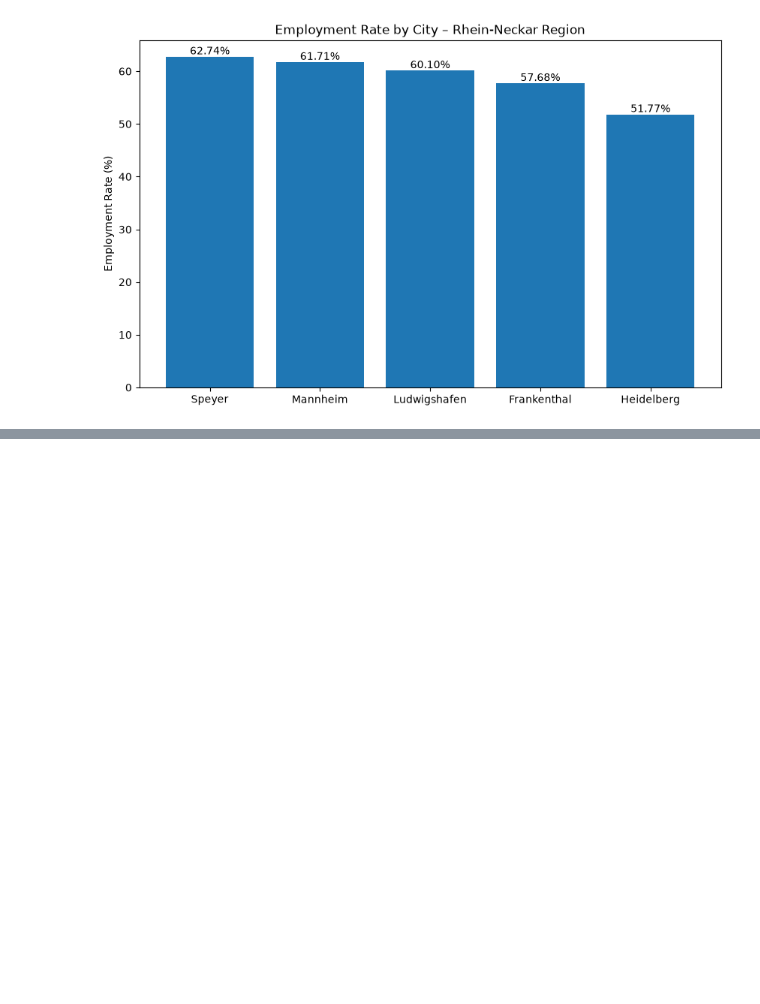
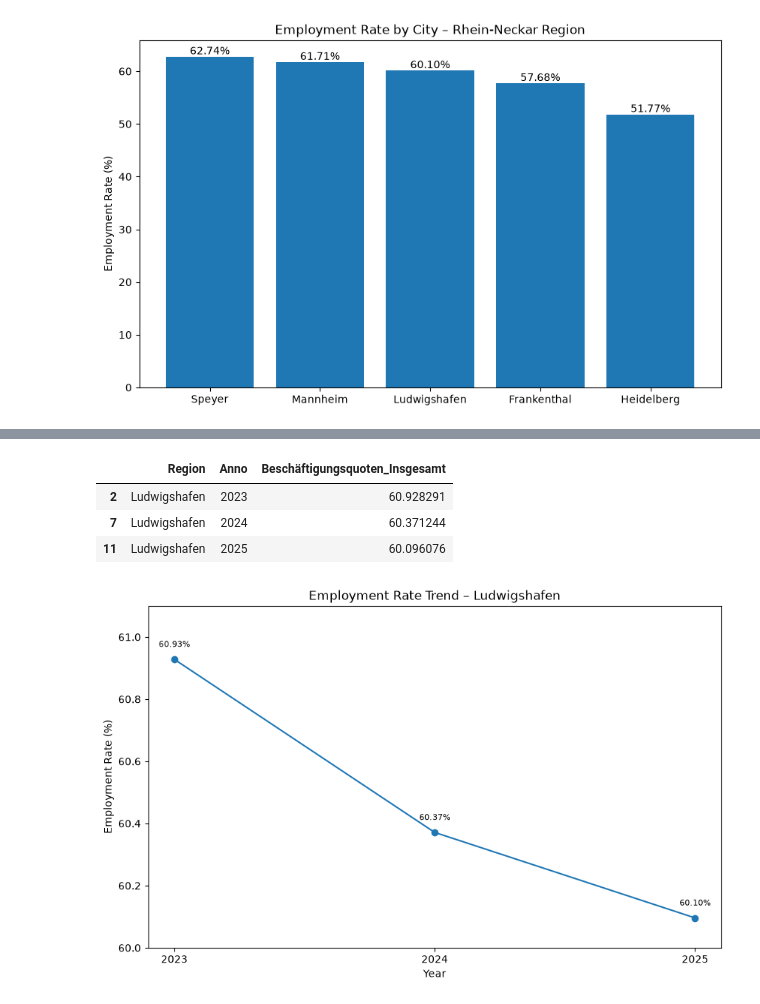
Before and after one commit to Etnakid/rhein-neckar-labour-market, a Jupyter notebook: notebooks/01_data_inspection.ipynb, the cells around one changed output, grey strips where cells are left out. Cells and saved outputs as stored; diff of their text form; code cells hidden in the pictures; blank space fills up the shorter version.

```diff
--- a/notebooks/01_data_inspection.ipynb
+++ b/notebooks/01_data_inspection.ipynb
@@ -519,0 +1026,33 @@ plt.bar_label(barre, fmt="%.2f%%")
+# %%
+andamento_lu = andamento_occupazione[
+    andamento_occupazione["Region"] == "Ludwigshafen"
+]
+
+andamento_lu
+# %% [output]
+|  | Region | Anno | Beschäftigungsquoten_Insgesamt |
+| 2 | Ludwigshafen | 2023 | 60.928291 |
+| 7 | Ludwigshafen | 2024 | 60.371244 |
+| 11 | Ludwigshafen | 2025 | 60.096076 |
+# %%
+plt.figure(figsize=(10, 6))
+plt.ylim(60, 61.1)
+
+plt.plot(
+    andamento_lu["Anno"],
+    andamento_lu["Beschäftigungsquoten_Insgesamt"],
+    marker="o"
+)
+
+plt.xticks([2023, 2024, 2025])
+plt.title("Employment Rate Trend – Ludwigshafen")
+plt.xlabel("Year")
+plt.ylabel("Employment Rate (%)")
+
+for anno, valore in zip(
+    andamento_lu["Anno"],
+    andamento_lu["Beschäftigungsquoten_Insgesamt"]
+):
+    plt.text(anno, valore +0.04, f"{valore:.2f}%", fontsize=8, ha="center")
+# %% [output]
+[figure, added]
```
Also changed, not shown: parts of 43 cells of this notebook.
